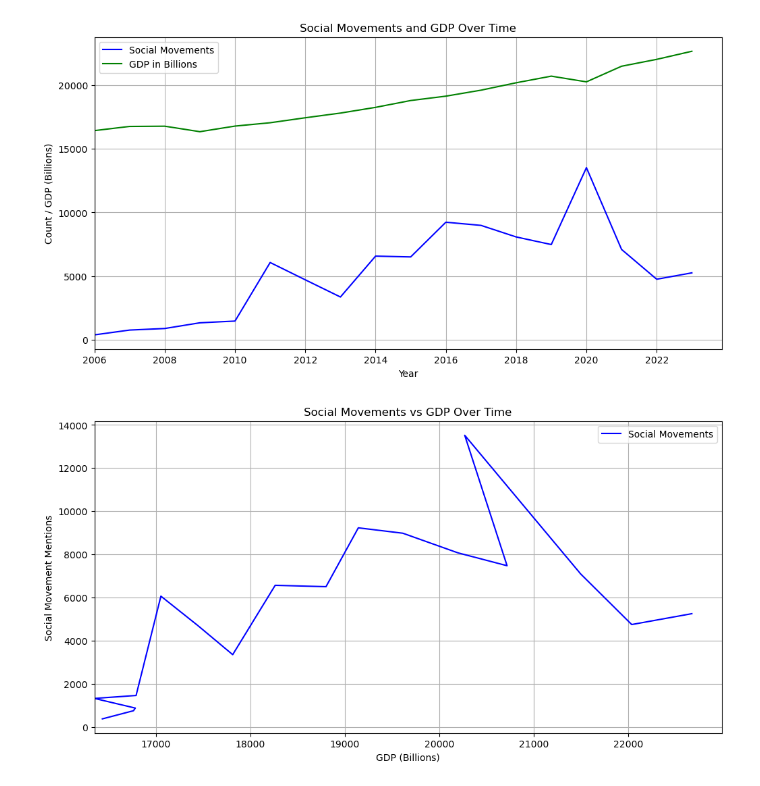
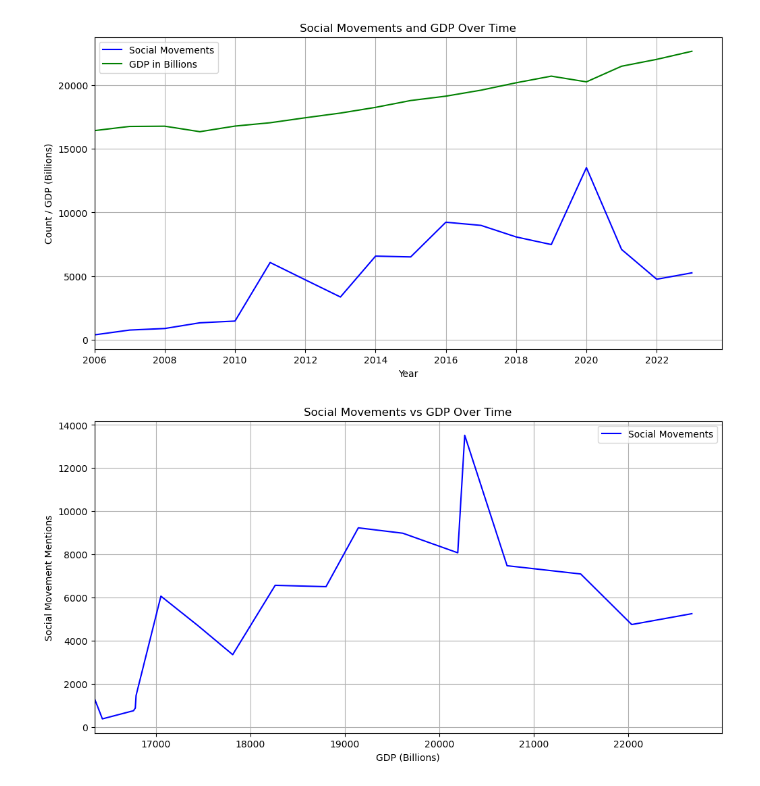
Before and after one commit to lse-ds105/ds105a-2024-project-data_dazzlers, a Jupyter notebook: code/Visualisations/NB03_gdp_social_movements.ipynb, the cells around one changed output. Drawn from its saved outputs; the diff is of its cells as text; code cells hidden in the pictures.

Commit message:
added more visualisations

```diff
--- a/code/Visualisations/NB03_gdp_social_movements.ipynb
+++ b/code/Visualisations/NB03_gdp_social_movements.ipynb
@@ -323,31 +323,35 @@ gdp_df["Year"] = gdp_df["Date"].dt.year
 
 # Merge GDP and GDELT datasets on Year
 merged_df = pd.merge(gdelt_df, gdp_df, on="Year", how="inner")
 
 # Count the number of social movement mentions per year
 social_movement_counts = gdelt_df.groupby("Year").size().reset_index(name="SocialMovementCount")
 gdp_counts = gdp_df.groupby("Year")["GDP_Billions"].first().reset_index(name="GDP_Billions")
 
 # Merge the counts for plotting
 counts_df = pd.merge(social_movement_counts, gdp_counts, on="Year", how="inner")
 
+# Sort by GDP_Billions to ensure points are connected to the closest point to the right
+counts_df = counts_df.sort_values("GDP_Billions")
+
 # Plot social movements vs. GDP (GDP on x-axis)
 plt.figure(figsize=(12, 6))
 plt.plot(counts_df["GDP_Billions"], counts_df["SocialMovementCount"], label="Social Movements", color="blue")
 plt.title("Social Movements vs GDP Over Time")
 plt.xlabel("GDP (Billions)")
 plt.ylabel("Social Movement Mentions")
 plt.legend()  # Ensure legend is shown
 plt.grid(True)
 
 # Set x-axis to start from minimum GDP value
 plt.xlim(left=counts_df["GDP_Billions"].min())
 
+# Save as SVG
 svg_file_path = "social_movements_gdp_overtime.svg"
 plt.savefig(svg_file_path, format='svg')
 
 plt.show()
 
 conn.close()
 # %% [output]
-[figure, old version]
+[figure, new version]
```
Also changed, not shown: parts of 4 cells of this notebook, 5 other files.
